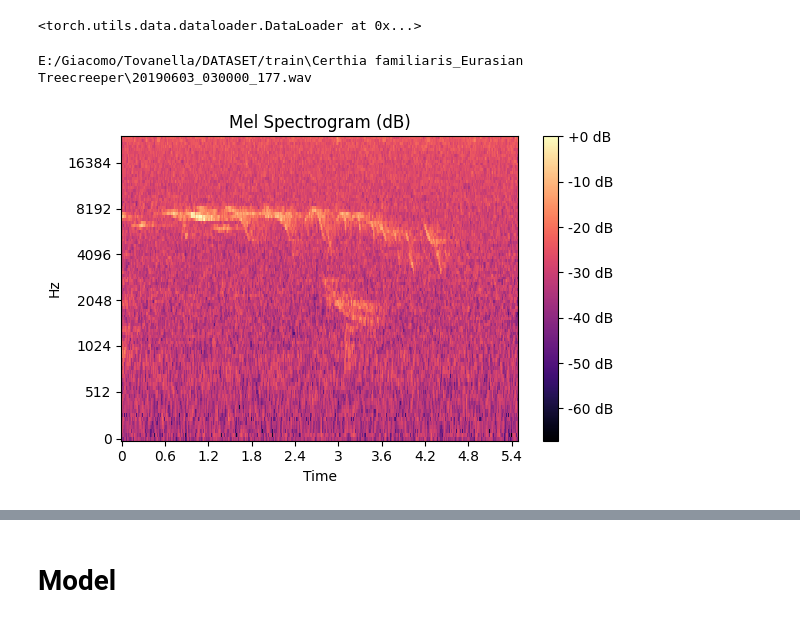
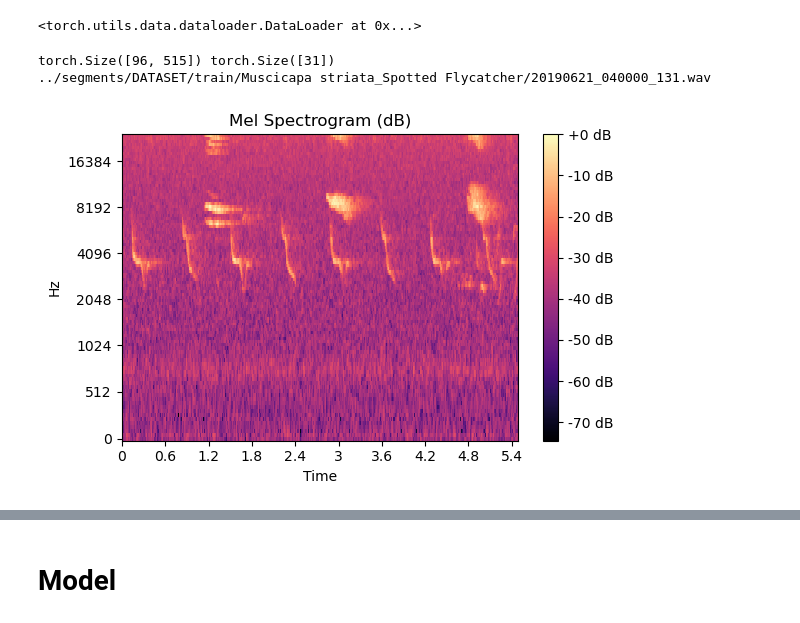
Before and after one commit to giacomoschiavo/finetuning-BirdNET, a Jupyter notebook: vanilla_CNN.ipynb, the cells around one changed output, grey strips where cells are left out. Saved outputs shown, nothing was run; the diff lists cells and outputs as text; code cells hidden in the pictures.

```diff
--- a/vanilla_CNN.ipynb
+++ b/vanilla_CNN.ipynb
@@ -36,8 +43,8 @@ mappings["Wind_"]
 # %%
 import os
 samples_train = {}
-train_folder = "E:/Giacomo/Tovanella/DATASET/train"
-test_folder = "E:/Giacomo/Tovanella/DATASET/test"
+train_folder = f"{dataset_path}/train"
+test_folder = f"{dataset_path}/test"
 for species in os.listdir(train_folder):
     for audio in os.listdir(os.path.join(train_folder, species)):
         if audio in samples_train:      # same audio in different folders, save the other species
@@ -88,7 +95,7 @@ info_json = {
     "samples": samples
 }
 # %%
-with open("utils/dataset_config.json", "w") as f:
+with open(f"utils/{dataset_name}/dataset_config.json", "w") as f:
     json.dump(info_json, f)
 # %% [markdown]
 # Dataset and Data Loader
@@ -119,6 +126,7 @@ class AudioDataset(Dataset):
         self.num_classes = len(self.label_map)
 
         self.samples = [sample for sample in data["samples"] if sample["split"] == split]
+        self.target_samples = self.sample_rate * 3
 
         self.mel_transform = T.MelSpectrogram(
             f_min=self.f_min,
@@ -134,11 +142,20 @@ class AudioDataset(Dataset):
 
     def __getitem__(self, idx):
         sample = self.samples[idx]
-        waveform, sr = torchaudio.load(sample["file_path"])
+        try:
+            waveform, sr = torchaudio.load(sample["file_path"])
+            print(f"Loaded audio with shape: {waveform.shape}, sample rate: {sr}")
+        except RuntimeError as e:
+            print(f"Error loading audio: {e}")
 
         if sr != self.sample_rate:
             resampler = T.Resample(sr, self.sample_rate)
             waveform = resampler(waveform)
+
+        num_samples = waveform.shape[1]
+        if num_samples < self.target_samples:
+            pad = self.target_samples - num_samples
+            waveform = torch.nn.functional.pad(waveform, (0, pad))
 
         mel_spec = self.mel_transform(waveform).squeeze(0)  # (n_mels, time)
 
@@ -159,18 +176,20 @@ get_dataloader(json_path)
 # %%
 import matplotlib.pyplot as plt
 import librosa
+
 dataset = AudioDataset(json_path, split="train")
-
-mel_spec, label, path = dataset[0]  # Cambia l'indice se vuoi vedere altri esempi
+mel_spec, label, path = dataset[1]
+print(mel_spec.shape, label.shape)
 print(path)
 mel_spec = librosa.power_to_db(mel_spec, ref=np.max)
 
 plt.figure(figsize=(6, 4))
 librosa.display.specshow(mel_spec, sr=dataset.sample_rate, x_axis='time', y_axis='mel')
 plt.colorbar(format='%+2.0f dB')
 plt.title('Mel Spectrogram (dB)')
 plt.tight_layout()
 plt.show()
 # %% [output]
-E:/Giacomo/Tovanella/DATASET/train\Certhia familiaris_Eurasian Treecreeper\20190603_030000_177.wav
+torch.Size([96, 515]) torch.Size([31])
+../segments/DATASET/train/Muscicapa striata_Spotted Flycatcher/20190621_040000_131.wav
-[figure, old version]
+[figure, new version]
```
Also changed, not shown: parts of 6 cells of this notebook.
